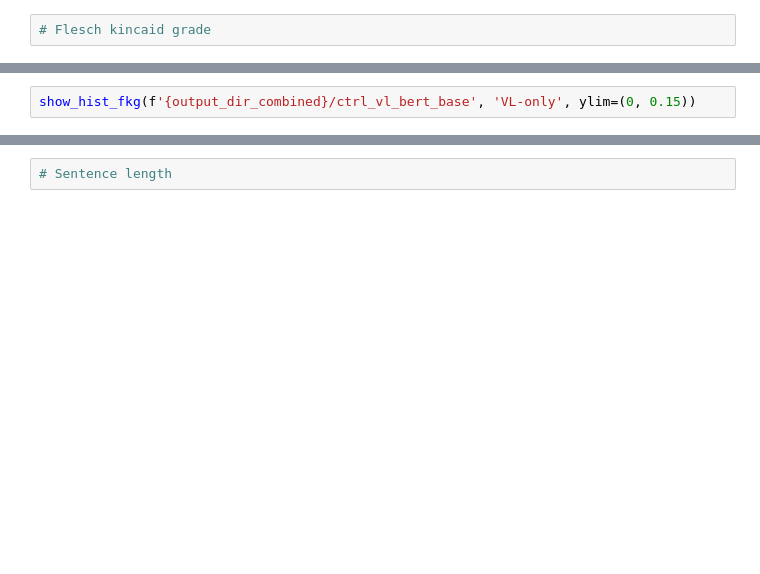
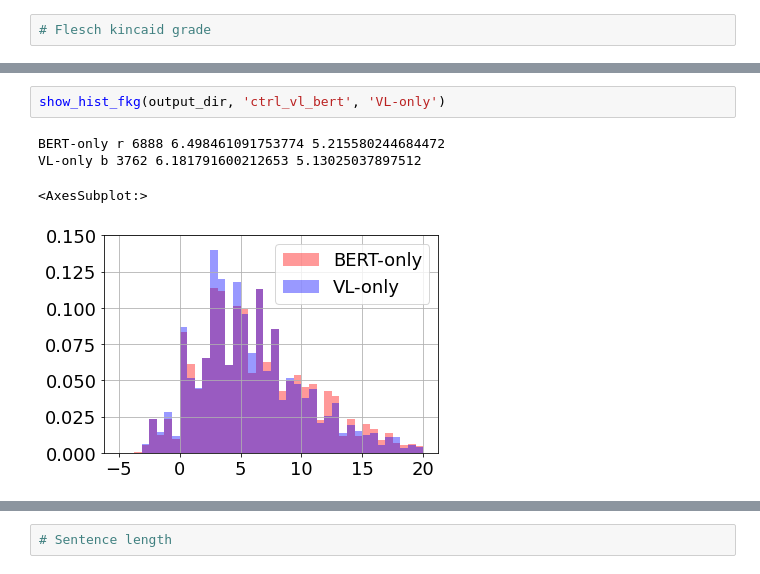
Before and after one commit to Alab-NII/eval_vl_glue, a Jupyter notebook: evaluation/analysis/error_analysis.ipynb, the cells around one changed output, grey strips where cells are left out. Saved outputs shown, nothing was run; the diff lists cells and outputs as text; blank space fills up the shorter version.

```diff
--- a/evaluation/analysis/error_analysis.ipynb
+++ b/evaluation/analysis/error_analysis.ipynb
@@ -220,3 +276,8 @@ show_hist_fkg(f'{output_dir_combined}/ctrl_uniter_base', 'UNI-only', ylim=(0, 0.
 # %%
-show_hist_fkg(f'{output_dir_combined}/ctrl_vl_bert_base', 'VL-only', ylim=(0, 0.15))
+show_hist_fkg(output_dir, 'ctrl_vl_bert', 'VL-only')
+# %% [output]
+BERT-only r 6888 6.498461091753774 5.215580244684472
+VL-only b 3762 6.181791600212653 5.13025037897512
+<AxesSubplot:>
+[figure, added]
 # %%
```
Also changed, not shown: parts of 23 cells of this notebook, 5 other files.
